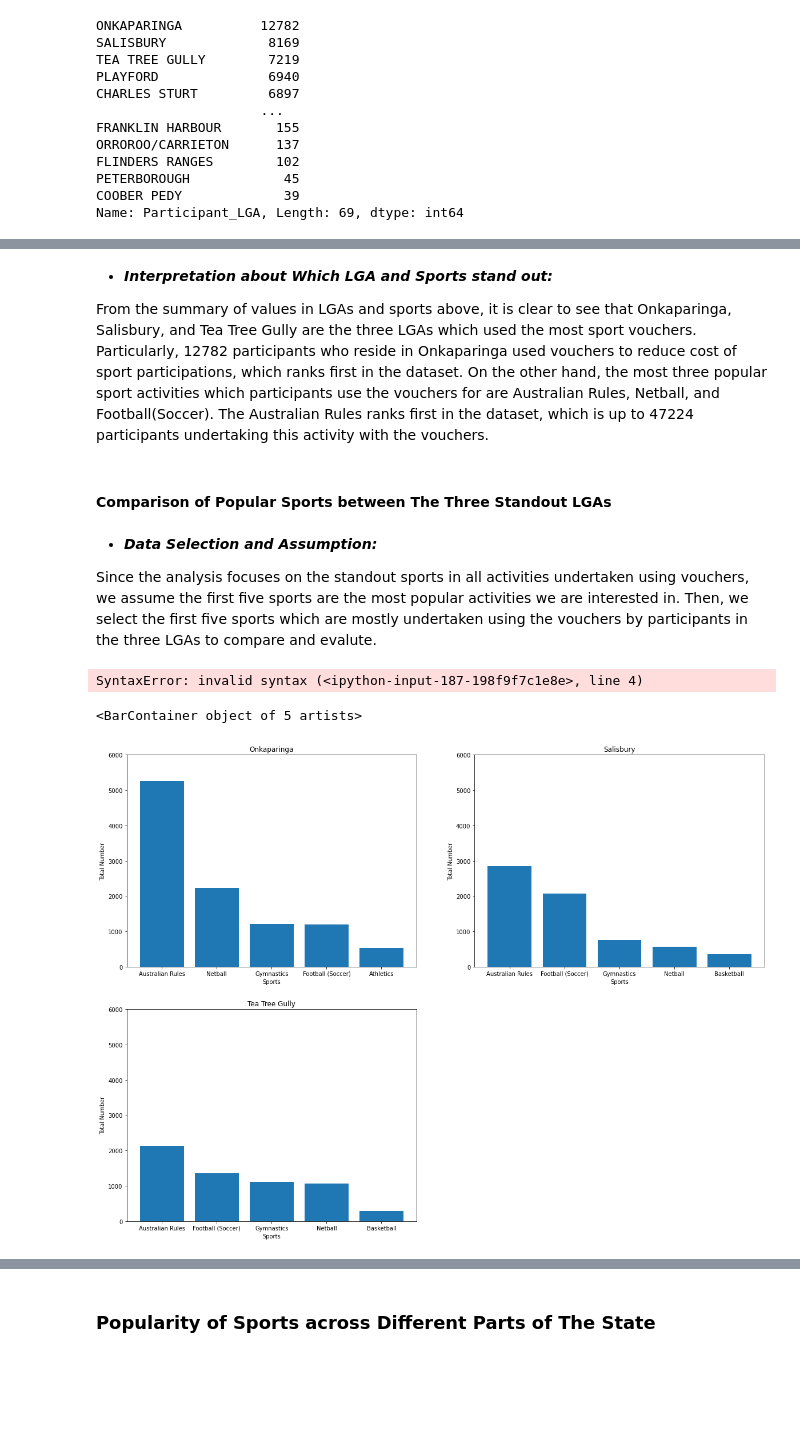
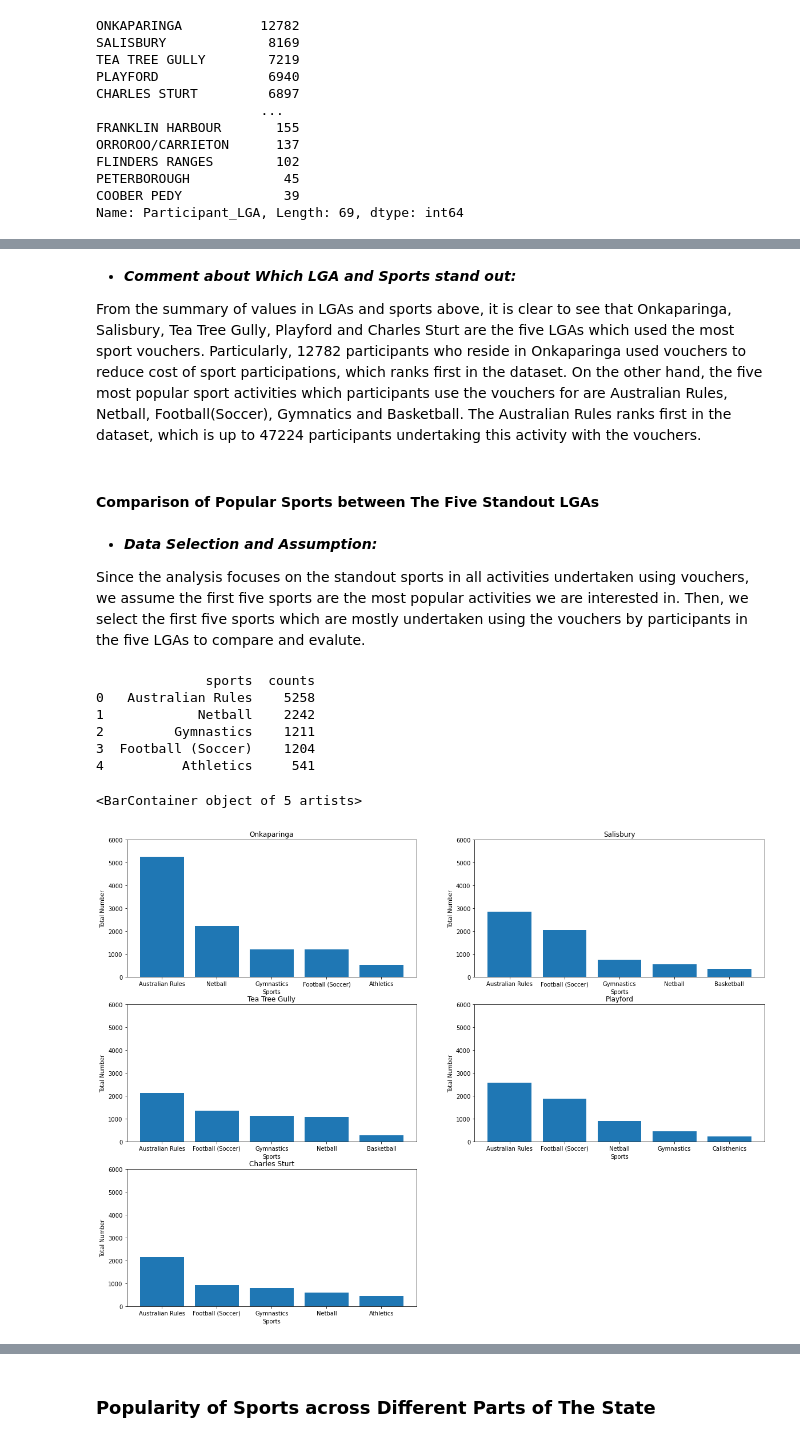
Before and after one commit to xuyenlinhHuynh/data-science-portfolio-xuyenlinhHuynh, a Jupyter notebook: Portfolio 2.ipynb, the cells around one changed output, grey strips where cells are left out. Saved outputs shown, nothing was run; the diff lists cells and outputs as text; code cells hidden in the pictures; blank space fills up the shorter version.

```diff
--- a/Portfolio 2.ipynb
+++ b/Portfolio 2.ipynb
@@ -139,12 +141,12 @@ Dancesport               2
 Name: Voucher_Sport, dtype: int64
 # %% [markdown]
-* **_Interpretation about Which LGA and Sports stand out:_**
+* **_Comment about Which LGA and Sports stand out:_**
 
-From the summary of values in LGAs and sports above, it is clear to see that Onkaparinga, Salisbury, and Tea Tree Gully are the three LGAs which used the most sport vouchers. Particularly, 12782 participants who reside in Onkaparinga used vouchers to reduce cost of sport participations, which ranks first in the dataset. On the other hand, the most three popular sport activities which participants use the vouchers for are Australian Rules, Netball, and Football(Soccer). The Australian Rules ranks first in the dataset, which is up to 47224 participants undertaking this activity with the vouchers.
+From the summary of values in LGAs and sports above, it is clear to see that Onkaparinga, Salisbury, Tea Tree Gully, Playford and Charles Sturt are the five LGAs which used the most sport vouchers. Particularly, 12782 participants who reside in Onkaparinga used vouchers to reduce cost of sport participations, which ranks first in the dataset. On the other hand, the five most popular sport activities which participants use the vouchers for are Australian Rules, Netball, Football(Soccer), Gymnatics and Basketball. The Australian Rules ranks first in the dataset, which is up to 47224 participants undertaking this activity with the vouchers.
 # %% [markdown]
-#### Comparison of Popular Sports between The Three Standout LGAs
+#### Comparison of Popular Sports between The Five Standout LGAs
 # %%
-# Create three new dataframes which contain the three LGAs and the total number of participated sports
+# Create five new dataframes which contain the five LGAs and their total number of participated sports
 lga_sport = sa_vouchers[['Participant_LGA','Voucher_Sport']] # dataframe only includes LGA and Sport
 lga_sport.head()
 
@@ -156,41 +158,76 @@ second_total = second_lga['Voucher_Sport'].value_counts().rename_axis('sports').
 
 third_lga = lga_sport[lga_sport.Participant_LGA == 'TEA TREE GULLY']
 third_total = third_lga['Voucher_Sport'].value_counts().rename_axis('sports').reset_index(name='counts')
+
+fourth_lga = lga_sport[lga_sport.Participant_LGA == 'PLAYFORD']
+fourth_total = fourth_lga['Voucher_Sport'].value_counts().rename_axis('sports').reset_index(name='counts')
+
+fifth_lga = lga_sport[lga_sport.Participant_LGA == 'CHARLES STURT']
+fifth_total = fifth_lga['Voucher_Sport'].value_counts().rename_axis('sports').reset_index(name='counts')
 # %% [markdown]
 * **_Data Selection and Assumption:_**
 
-Since the analysis focuses on the standout sports in all activities undertaken using vouchers, we assume the first five sports are the most popular activities we are interested in. Then, we select the first five sports which are mostly undertaken using the vouchers by participants in the three LGAs to compare and evalute.
+Since the analysis focuses on the standout sports in all activities undertaken using vouchers, we assume the first five sports are the most popular activities we are interested in. Then, we select the first five sports which are mostly undertaken using the vouchers by participants in the five LGAs to compare and evalute.
 # %%
 # Extract the first five rows of each LGA dataset
 df_first_lga = first_total[:5]
-print(df_first_lga
+print(df_first_lga)
 df_second_lga = second_total[:5]
 df_third_lga = third_total[:5]
+df_fourth_lga = fourth_total[:5]
+df_fifth_lga = fifth_total[:5]
 # %% [output]
-SyntaxError: invalid syntax (<ipython-input-187-198f9f7c1e8e>, line 4)
+              sports  counts
+0   Australian Rules    5258
+1            Netball    2242
+2         Gymnastics    1211
+3  Football (Soccer)    1204
+4          Athletics     541
 # %%
 # Plot the first five most popular sports using vouchers in three LGAs
 plt.figure(figsize=(20,15))
-plt.subplot(2,2,1)
+
+# Onkaparinga
+plt.subplot(3,2,1)
 plt.ylim(0,6000)
 plt.title("Onkaparinga")
 plt.xlabel("Sports")
 plt.ylabel("Total Number")
 plt.bar(df_first_lga['sports'], df_first_lga['counts'])
-plt.subplot(2,2,2)
+
+# Salisbury
+plt.subplot(3,2,2)
 plt.ylim(0,6000)
 plt.title("Salisbury")
 plt.xlabel("Sports")
 plt.ylabel("Total Number")
 plt.bar(df_second_lga['sports'], df_second_lga['counts'])
-plt.subplot(2,2,3)
+
+# Tea Tree Gully
+plt.subplot(3,2,3)
 plt.ylim(0,6000)
 plt.title("Tea Tree Gully")
 plt.xlabel("Sports")
 plt.ylabel("Total Number")
 plt.bar(df_third_lga['sports'], df_third_lga['counts'])
+
+# Playford
+plt.subplot(3,2,4)
+plt.ylim(0,6000)
+plt.title("Playford")
+plt.xlabel("Sports")
+plt.ylabel("Total Number")
+plt.bar(df_fourth_lga['sports'], df_fourth_lga['counts'])
+
+# Charles Sturt
+plt.subplot(3,2,5)
+plt.ylim(0,6000)
+plt.title("Charles Sturt")
+plt.xlabel("Sports")
+plt.ylabel("Total Number")
+plt.bar(df_fifth_lga['sports'], df_fifth_lga['counts'])
 # %% [output]
 <BarContainer object of 5 artists>
-[figure, old version]
+[figure, new version]
 # %% [markdown]
 * **_Interpretation about The Summarised Results:_**
```
Also changed, not shown: parts of 10 cells of this notebook.
